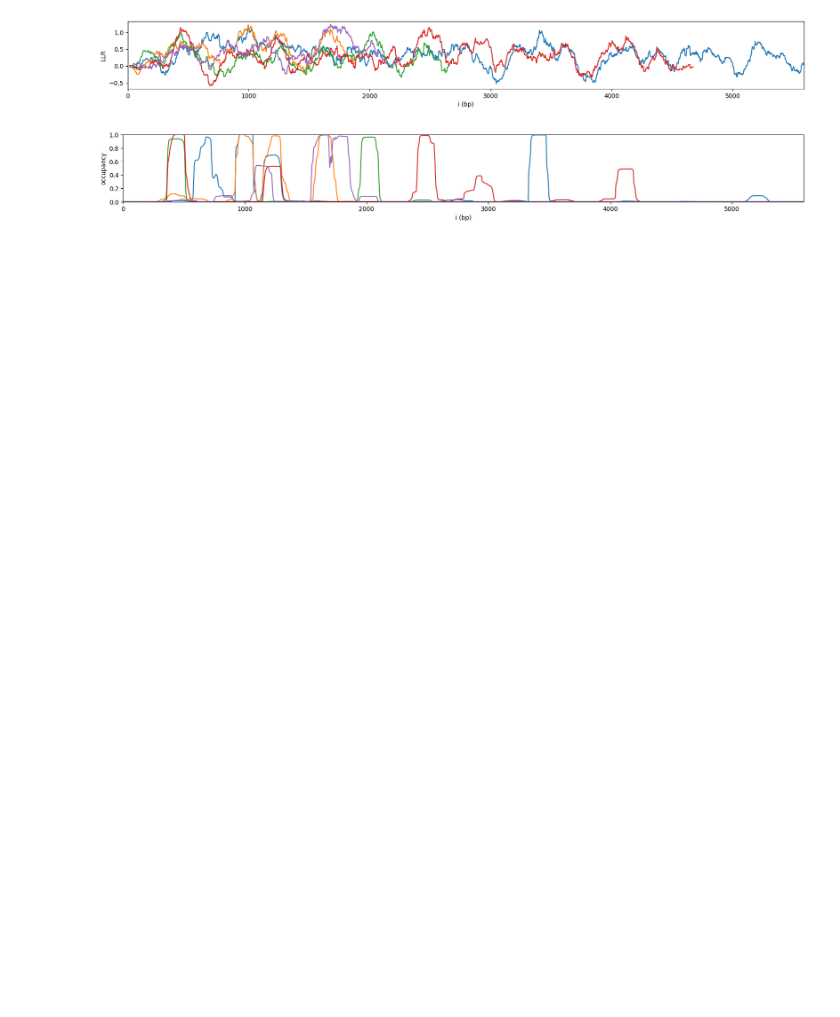
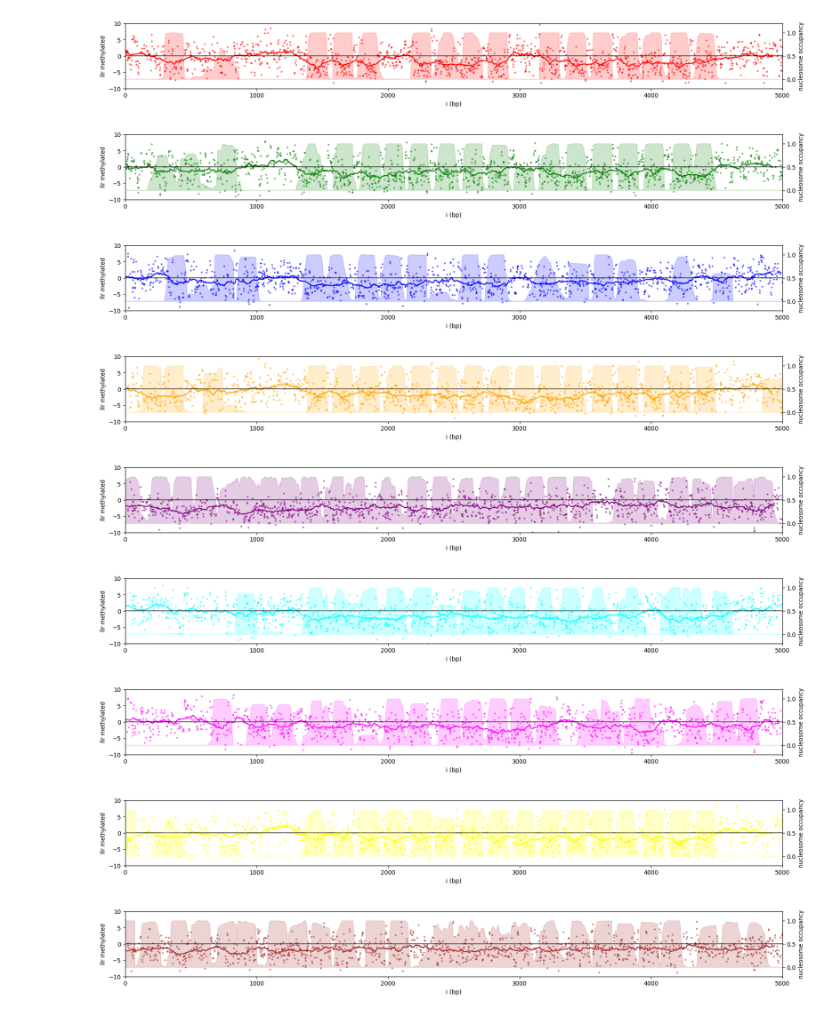
Before and after one commit to JvN2/Nanopore, a Jupyter notebook: Methylation_to_Occupancy.ipynb, the cells around one changed output. Cells and saved outputs as stored; diff of their text form; code cells hidden in the pictures; blank space fills up the shorter version.

```diff
--- a/Methylation_to_Occupancy.ipynb
+++ b/Methylation_to_Occupancy.ipynb
@@ -35,23 +33,24 @@ plt.show()
 # %%
-import numpy as np
-
 # Convert LLR to probability to nulcesomse occupancy using Vanderlick's formula
 # https://doi.org/10.1103/PhysRevA.34.5130
 # LLR should be converted to a free energy landscape, using DeltaG for nucleosome formation
 
-def vanderlick(llr, delta_g=-20, handles = 1000, convolve = 147):
+import numpy as np
+
+def vanderlick(llr, multiplier = -1, delta_g=10, handles = 1000, convolve = 147, energy_landscape = None):
 
     llr = np.concatenate([np.zeros(handles), llr, np.zeros(handles)])
     llr = np.nan_to_num(llr)
     n = len(llr)
 
-    energy_landscape = delta_g*(1-llr)
+    if energy_landscape is None:
+        energy_landscape = llr*multiplier + delta_g
     footprint = 147
 
     forward = np.zeros(n)
     for i in range(n):
         tmp = sum(forward[ max( i - footprint , 0):i])
-        forward[i] = np.exp(energy_landscape[i] - tmp)
+        forward[i] = np.exp(-energy_landscape[i] - tmp)
 
     backward = np.zeros(n)
     r_forward = forward[::-1]
@@ -61,27 +60,7 @@ def vanderlick(llr, delta_g=-20, handles = 1000, convolve = 147):
     P = forward * backward[::-1]
 
     if convolve >1:
-        P = convolve*np.convolve(P, np.ones(convolve)/convolve, mode='same')
+        kernel = np.ones(convolve)/convolve
+        P = convolve*np.convolve(P, kernel, mode='same')
+        P = np.clip(P, 0, 1)
     return P[handles:-handles]
-# %%
-# Plot a couple of examples
-
-for c in columns:
-    plt.plot(llr_df[c])
-plt.xlabel('i (bp)')
-plt.ylabel(f'LLR')
-plt.gcf().set_size_inches(20, 2)
-plt.xlim(0, len(llr_df.index))
-plt.show()
-
-for c in columns:
-    plt.plot(vanderlick(llr_df[c]))
-plt.xlabel('i (bp)')
-plt.ylabel(f'occupancy')
-plt.gcf().set_size_inches(20, 2)
-plt.xlim(0, len(llr_df.index))
-plt.ylim(0, 1)
-plt.show()
-# %% [output]
-[figure, removed]
-[figure, removed]
@@ -88,3 +71,38 @@ plt.show()
+# %%
+# Plot a couple of examples
+
+dg = 15
+multiplier = -8
+xlim = [0, 5000]
+base_index = np.arange(len(llr_df))
+
+for i, c in enumerate(selected):
+    fig, ax1 = plt.subplots()
+    # plot log likelihood ratio of methylation; not absence of methylation
+    ax1.plot(-df[c], 'o', markersize=2, alpha=0.5, color = colors[i])
+    ax1.plot(-llr_df[c],color = colors[i])
+    ax1.plot(np.zeros(len(llr_df[c])), color = 'black', linewidth = 1)
+    # ax1.plot(-1.8*np.ones(len(llr_df[c])), '--', color = 'black', linewidth = 1)
+    ax1.set_ylabel(f'llr methylated')
+    ax1.set_ylim(-10, 10)
+    plt.xlabel('i (bp)')
+    plt.xlim(*xlim)
+    ax2 = ax1.twinx()
+    ax2.fill_between(base_index, vanderlick(llr_df[c], multiplier = multiplier, delta_g = dg, convolve=window), color = colors[i], alpha = 0.2)
+    ax2.set_ylim(-0.2, 1.2)
+    ax2.set_ylabel(f'nucleosome occupancy')
+    plt.gcf().set_size_inches(20, 2)
+    plt.show()
+# %% [output]
+[figure, added]
+[figure, added]
+[figure, added]
+[figure, added]
+[figure, added]
+[figure, added]
+[figure, added]
+[figure, added]
+[figure, added]
 # %%
 # Convert LLR to nucleosome occupancy
 
```
Also changed, not shown: parts of 10 cells of this notebook.
